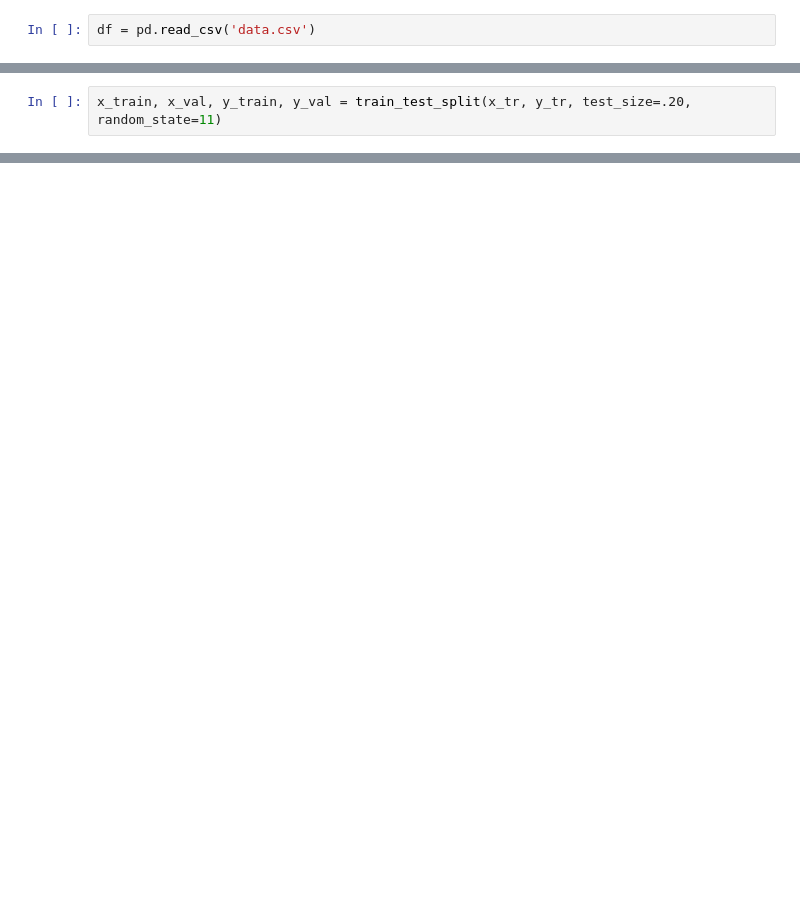
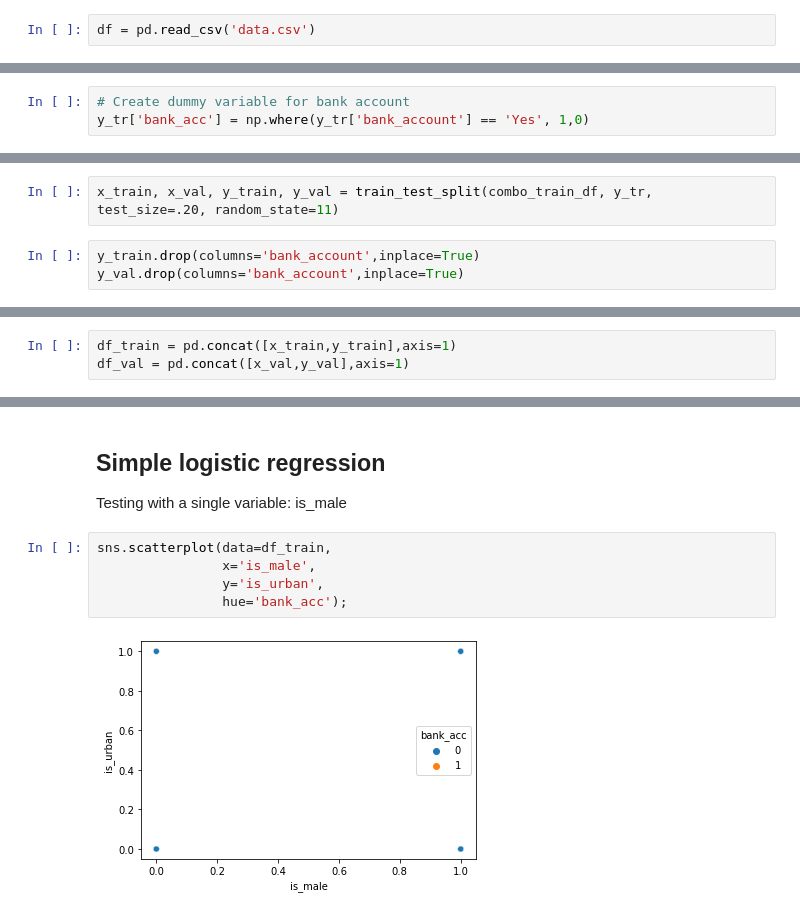
Before and after one commit to tawney-kirkland/03-mcnulty, a Jupyter notebook: data-processing.ipynb, the cells around one changed output, grey strips where cells are left out. Saved outputs shown, nothing was run; the diff lists cells and outputs as text; blank space fills up the shorter version.

```diff
--- a/data-processing.ipynb
+++ b/data-processing.ipynb
@@ -32,0 +95,3 @@ x_tr, x_test, y_tr, y_test = train_test_split(x, y,test_size=.25, random_state=1
+# %%
+# Create dummy variable for bank account
+y_tr['bank_acc'] = np.where(y_tr['bank_account'] == 'Yes', 1,0)
@@ -33,2 +104,5 @@ x_tr, x_test, y_tr, y_test = train_test_split(x, y,test_size=.25, random_state=1
 # %%
-x_train, x_val, y_train, y_val = train_test_split(x_tr, y_tr, test_size=.20, random_state=11)
+x_train, x_val, y_train, y_val = train_test_split(combo_train_df, y_tr, test_size=.20, random_state=11)
+# %%
+y_train.drop(columns='bank_account',inplace=True)
+y_val.drop(columns='bank_account',inplace=True)
@@ -34,0 +114,3 @@ x_train, x_val, y_train, y_val = train_test_split(x_tr, y_tr, test_size=.20, ran
+# %%
+df_train = pd.concat([x_train,y_train],axis=1)
+df_val = pd.concat([x_val,y_val],axis=1)
@@ -34,0 +136,11 @@ x_train, x_val, y_train, y_val = train_test_split(x_tr, y_tr, test_size=.20, ran
+# %% [markdown]
+## Simple logistic regression
+
+Testing with a single variable: is_male
+# %%
+sns.scatterplot(data=df_train,
+                x='is_male',
+                y='is_urban',
+                hue='bank_acc');
+# %% [output]
+[figure, added]
```
Also changed, not shown: parts of 52 cells of this notebook.
